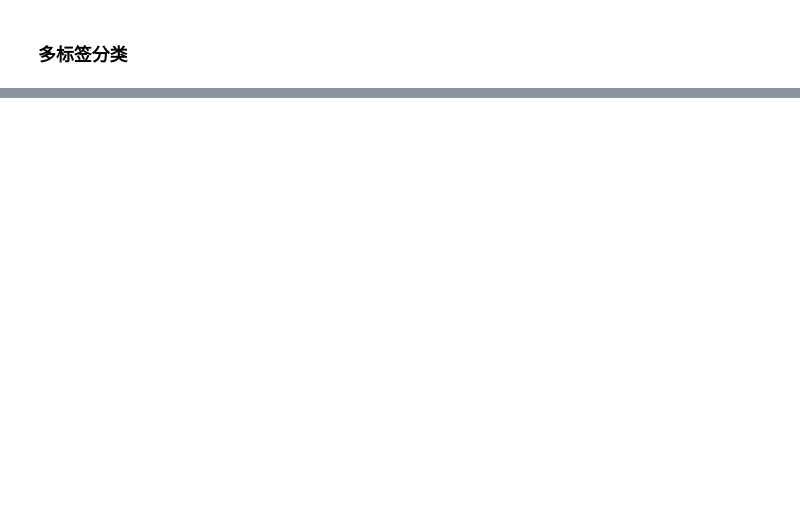
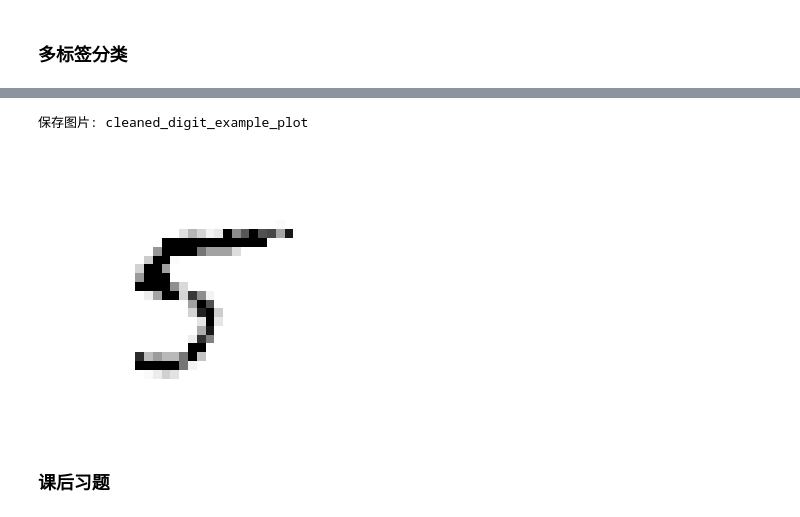
Before and after one commit to yunshuipiao/hands-on-ml-with-sklearn-tf-python3, a Jupyter notebook: 03_blog/03_blog_01.ipynb, the cells around one changed output, grey strips where cells are left out. Drawn from its saved outputs; the diff is of its cells as text; code cells hidden in the pictures; blank space fills up the shorter version.

```diff
--- a/03_blog/03_blog_01.ipynb
+++ b/03_blog/03_blog_01.ipynb
@@ -554,0 +636,10 @@ plt.show()
+# %%
+knn_clf.fit(X_train_mod, y_train_mod)
+clean_digit = knn_clf.predict([X_test_mod[some_index]])
+plot_digit(clean_digit)
+save_fig("cleaned_digit_example_plot")
+# %% [output]
+保存图片: cleaned_digit_example_plot
+[figure, added]
+# %% [markdown]
+### 课后习题
```
Also changed, not shown: parts of 44 cells of this notebook, 9 other files.
